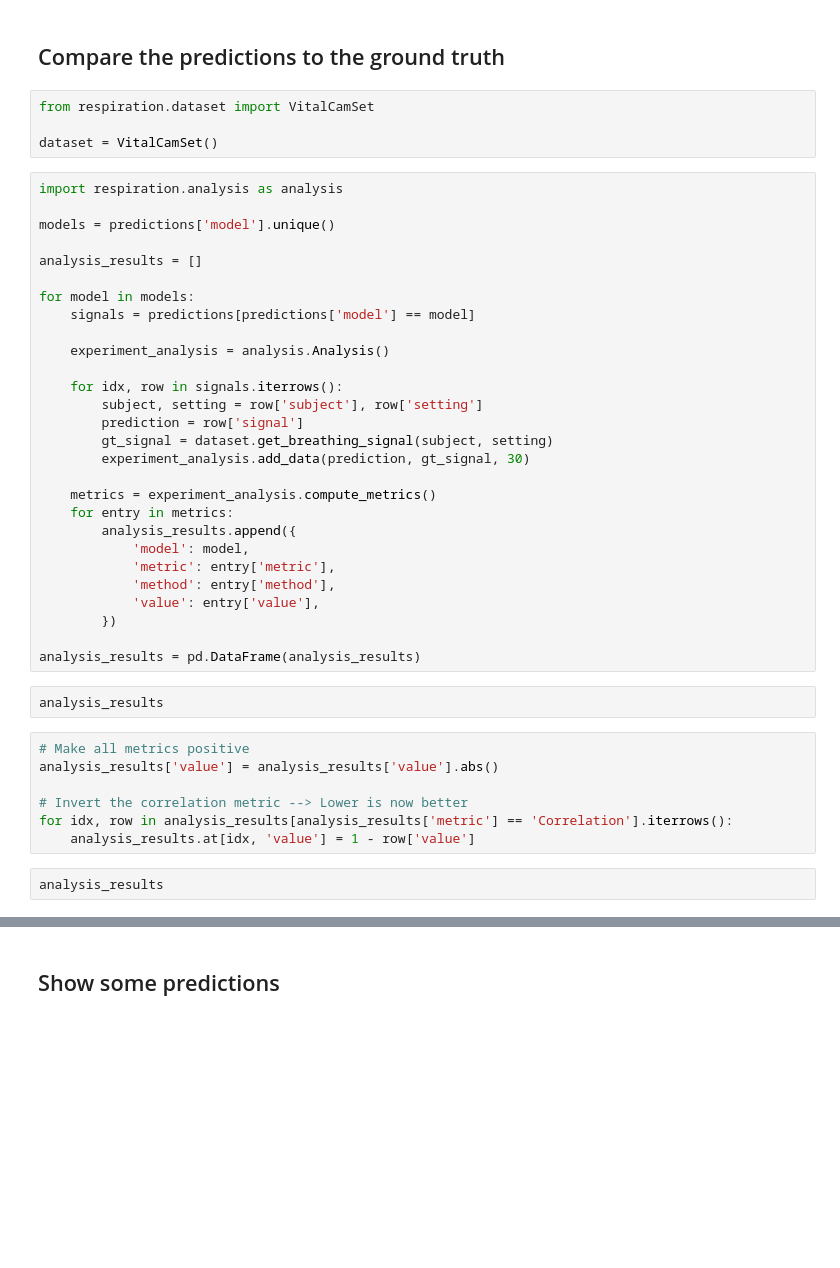
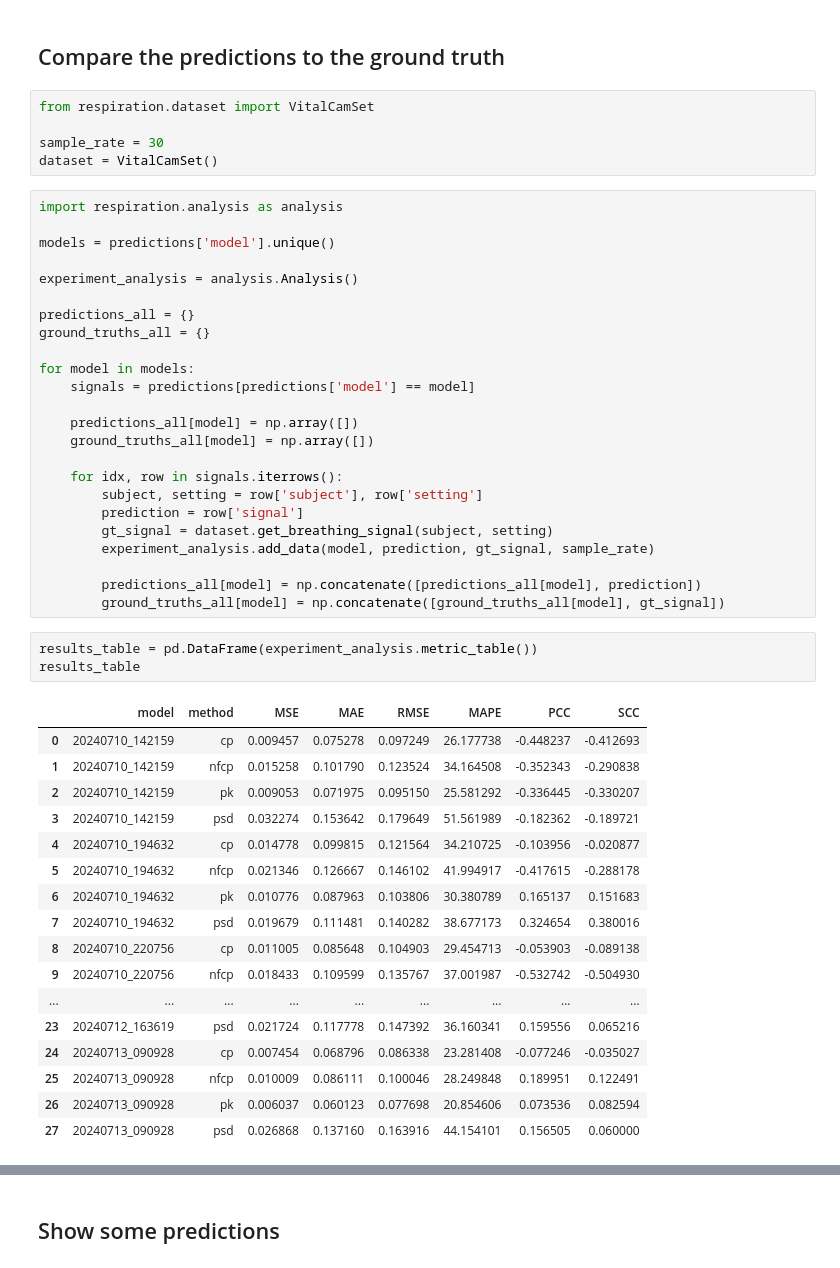
Before and after one commit to pzierahn/respiration, a Jupyter notebook: notebooks/03-Analysis/face_transfomer.ipynb, the cells around one changed output, grey strips where cells are left out. Saved outputs shown, nothing was run; the diff lists cells and outputs as text; blank space fills up the shorter version.

```diff
--- a/notebooks/03-Analysis/face_transfomer.ipynb
+++ b/notebooks/03-Analysis/face_transfomer.ipynb
@@ -16,43 +23,50 @@ predictions.head()
 # %%
 from respiration.dataset import VitalCamSet
 
+sample_rate = 30
 dataset = VitalCamSet()
 # %%
 import respiration.analysis as analysis
 
 models = predictions['model'].unique()
 
-analysis_results = []
+experiment_analysis = analysis.Analysis()
+
+predictions_all = {}
+ground_truths_all = {}
 
 for model in models:
     signals = predictions[predictions['model'] == model]
 
-    experiment_analysis = analysis.Analysis()
+    predictions_all[model] = np.array([])
+    ground_truths_all[model] = np.array([])
 
     for idx, row in signals.iterrows():
         subject, setting = row['subject'], row['setting']
         prediction = row['signal']
         gt_signal = dataset.get_breathing_signal(subject, setting)
-        experiment_analysis.add_data(prediction, gt_signal, 30)
+        experiment_analysis.add_data(model, prediction, gt_signal, sample_rate)
 
-    metrics = experiment_analysis.compute_metrics()
-    for entry in metrics:
-        analysis_results.append({
-            'model': model,
-            'metric': entry['metric'],
-            'method': entry['method'],
-            'value': entry['value'],
-        })
-
-analysis_results = pd.DataFrame(analysis_results)
+        predictions_all[model] = np.concatenate([predictions_all[model], prediction])
+        ground_truths_all[model] = np.concatenate([ground_truths_all[model], gt_signal])
 # %%
-analysis_results
+results_table = pd.DataFrame(experiment_analysis.metric_table())
+results_table
+# %% [output]
+|  | model | method | MSE | MAE | RMSE | MAPE | PCC | SCC |
+| 0 | 20240710_142159 | cp | 0.009457 | 0.075278 | 0.097249 | 26.177738 | -0.448237 | -0.412693 |
+| 1 | 20240710_142159 | nfcp | 0.015258 | 0.101790 | 0.123524 | 34.164508 | -0.352343 | -0.290838 |
+| 2 | 20240710_142159 | pk | 0.009053 | 0.071975 | 0.095150 | 25.581292 | -0.336445 | -0.330207 |
+| 3 | 20240710_142159 | psd | 0.032274 | 0.153642 | 0.179649 | 51.561989 | -0.182362 | -0.189721 |
+| 4 | 20240710_194632 | cp | 0.014778 | 0.099815 | 0.121564 | 34.210725 | -0.103956 | -0.020877 |
+| 5 | 20240710_194632 | nfcp | 0.021346 | 0.126667 | 0.146102 | 41.994917 | -0.417615 | -0.288178 |
+| 6 | 20240710_194632 | pk | 0.010776 | 0.087963 | 0.103806 | 30.380789 | 0.165137 | 0.151683 |
+| 7 | 20240710_194632 | psd | 0.019679 | 0.111481 | 0.140282 | 38.677173 | 0.324654 | 0.380016 |
+| 8 | 20240710_220756 | cp | 0.011005 | 0.085648 | 0.104903 | 29.454713 | -0.053903 | -0.089138 |
+| 9 | 20240710_220756 | nfcp | 0.018433 | 0.109599 | 0.135767 | 37.001987 | -0.532742 | -0.504930 |
+| ... | ... | ... | ... | ... | ... | ... | ... | ... |
+| 23 | 20240712_163619 | psd | 0.021724 | 0.117778 | 0.147392 | 36.160341 | 0.159556 | 0.065216 |
+| 24 | 20240713_090928 | cp | 0.007454 | 0.068796 | 0.086338 | 23.281408 | -0.077246 | -0.035027 |
+| 25 | 20240713_090928 | nfcp | 0.010009 | 0.086111 | 0.100046 | 28.249848 | 0.189951 | 0.122491 |
+| 26 | 20240713_090928 | pk | 0.006037 | 0.060123 | 0.077698 | 20.854606 | 0.073536 | 0.082594 |
+| 27 | 20240713_090928 | psd | 0.026868 | 0.137160 | 0.163916 | 44.154101 | 0.156505 | 0.060000 |
-# %%
-# Make all metrics positive
-analysis_results['value'] = analysis_results['value'].abs()
-
-# Invert the correlation metric --> Lower is now better
-for idx, row in analysis_results[analysis_results['metric'] == 'Correlation'].iterrows():
-    analysis_results.at[idx, 'value'] = 1 - row['value']
-# %%
-analysis_results
```
Also changed, not shown: parts of 11 cells of this notebook.
